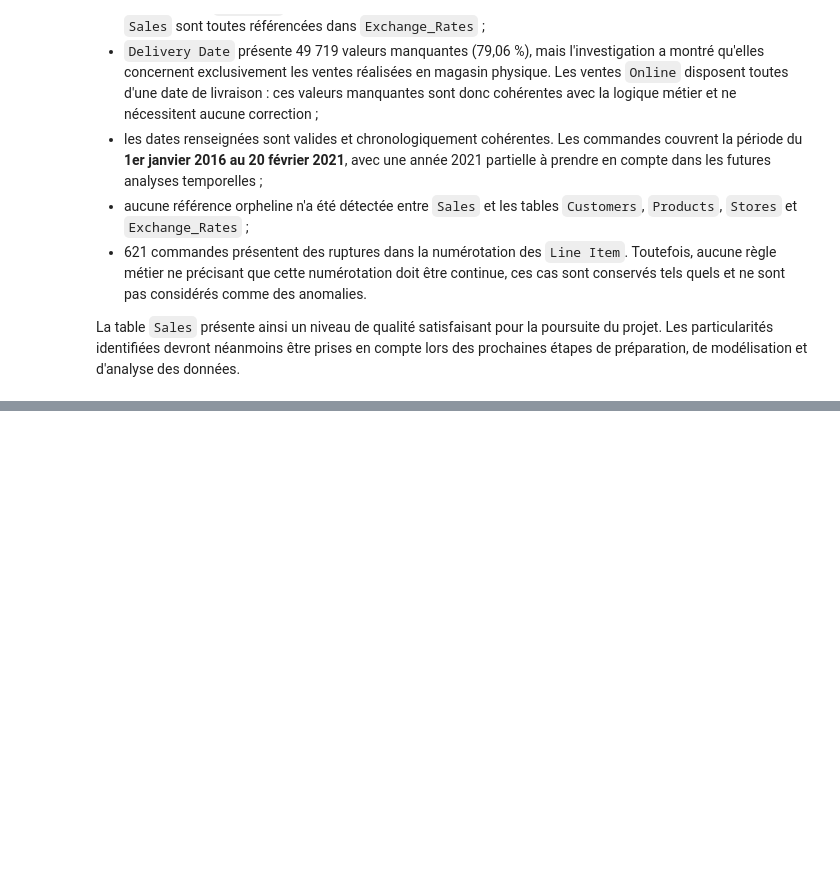
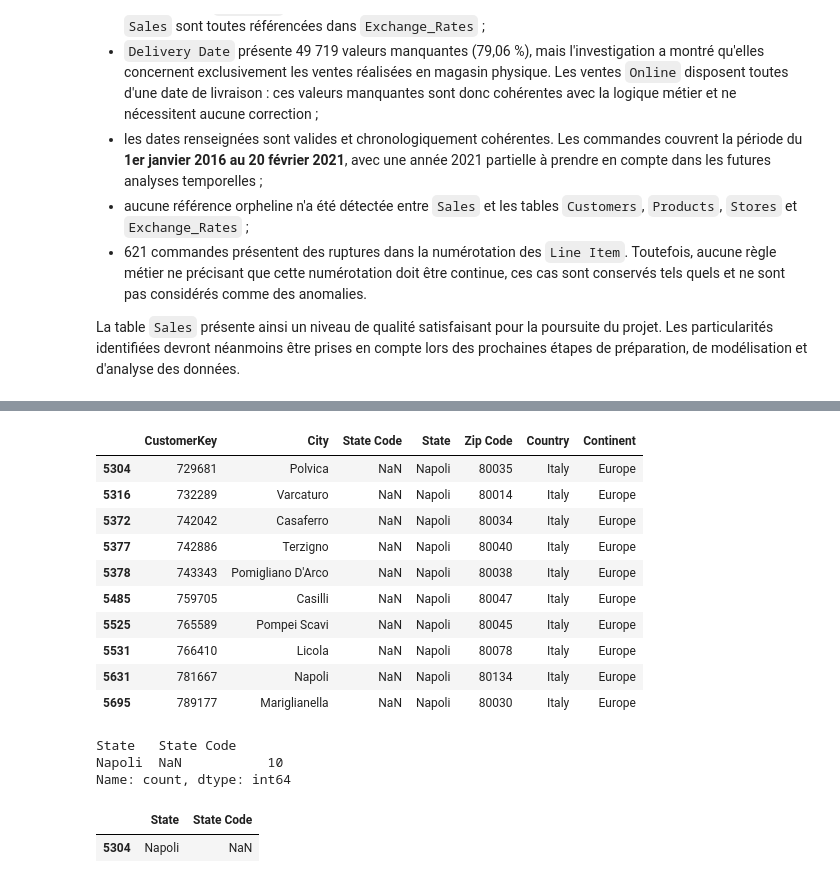
Before and after one commit to YasmineEtt/Retail-Sales-Business-Performance, a Jupyter notebook: notebooks/01_data_audit.ipynb, the cells around one changed output, grey strips where cells are left out. Saved outputs shown, nothing was run; the diff lists cells and outputs as text; code cells hidden in the pictures; blank space fills up the shorter version.

Commit message:
Customers Data Quality Audit

```diff
--- a/notebooks/01_data_audit.ipynb
+++ b/notebooks/01_data_audit.ipynb
@@ -526,0 +535,6 @@ La table `Sales` présente ainsi un niveau de qualité satisfaisant pour la pour
+# %%
+# Chargement des données clients dans un DataFrame
+customers = pd.read_csv("../data/raw/Customers.csv", encoding="cp1252")
+
+# Aperçu des premières lignes de la table Customers
+customers.head()
@@ -526,0 +612,37 @@ La table `Sales` présente ainsi un niveau de qualité satisfaisant pour la pour
+# %%
+# Affichage des informations géographiques des clients sans State Code
+customers.loc[
+    customers["State Code"].isna(),
+    ["CustomerKey", "City", "State Code", "State", "Zip Code", "Country", "Continent"]
+]
+# %% [output]
+|  | CustomerKey | City | State Code | State | Zip Code | Country | Continent |
+| 5304 | 729681 | Polvica | NaN | Napoli | 80035 | Italy | Europe |
+| 5316 | 732289 | Varcaturo | NaN | Napoli | 80014 | Italy | Europe |
+| 5372 | 742042 | Casaferro | NaN | Napoli | 80034 | Italy | Europe |
+| 5377 | 742886 | Terzigno | NaN | Napoli | 80040 | Italy | Europe |
+| 5378 | 743343 | Pomigliano D'Arco | NaN | Napoli | 80038 | Italy | Europe |
+| 5485 | 759705 | Casilli | NaN | Napoli | 80047 | Italy | Europe |
+| 5525 | 765589 | Pompei Scavi | NaN | Napoli | 80045 | Italy | Europe |
+| 5531 | 766410 | Licola | NaN | Napoli | 80078 | Italy | Europe |
+| 5631 | 781667 | Napoli | NaN | Napoli | 80134 | Italy | Europe |
+| 5695 | 789177 | Mariglianella | NaN | Napoli | 80030 | Italy | Europe |
+# %%
+# Vérification des State Code pour l'ensemble des clients de Napoli
+customers.loc[
+    customers["State"] == "Napoli",
+    ["State", "State Code"]
+].value_counts(dropna=False)
+# %% [output]
+State   State Code
+Napoli  NaN           10
+Name: count, dtype: int64
+# %%
+# Vérification du couple State / State Code pour Napoli
+customers.loc[
+    (customers["Country"] == "Italy") & (customers["State"] == "Napoli"),
+    ["State", "State Code"]
+].drop_duplicates()
+# %% [output]
+|  | State | State Code |
+| 5304 | Napoli | NaN |
```
Also changed, not shown: parts of 34 cells of this notebook.
